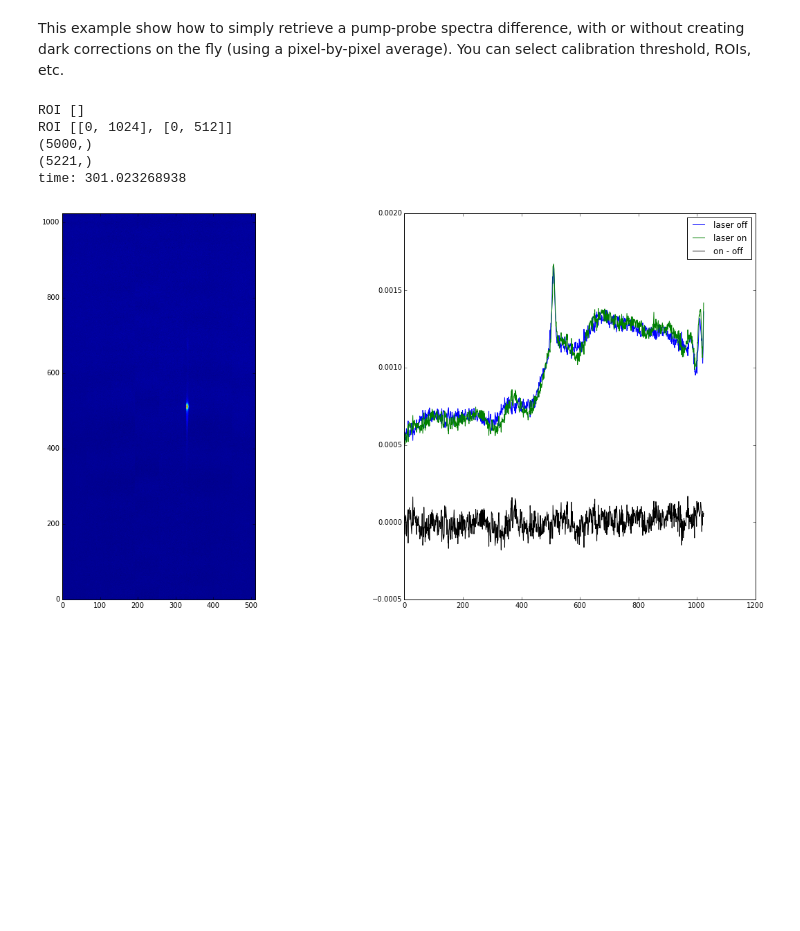
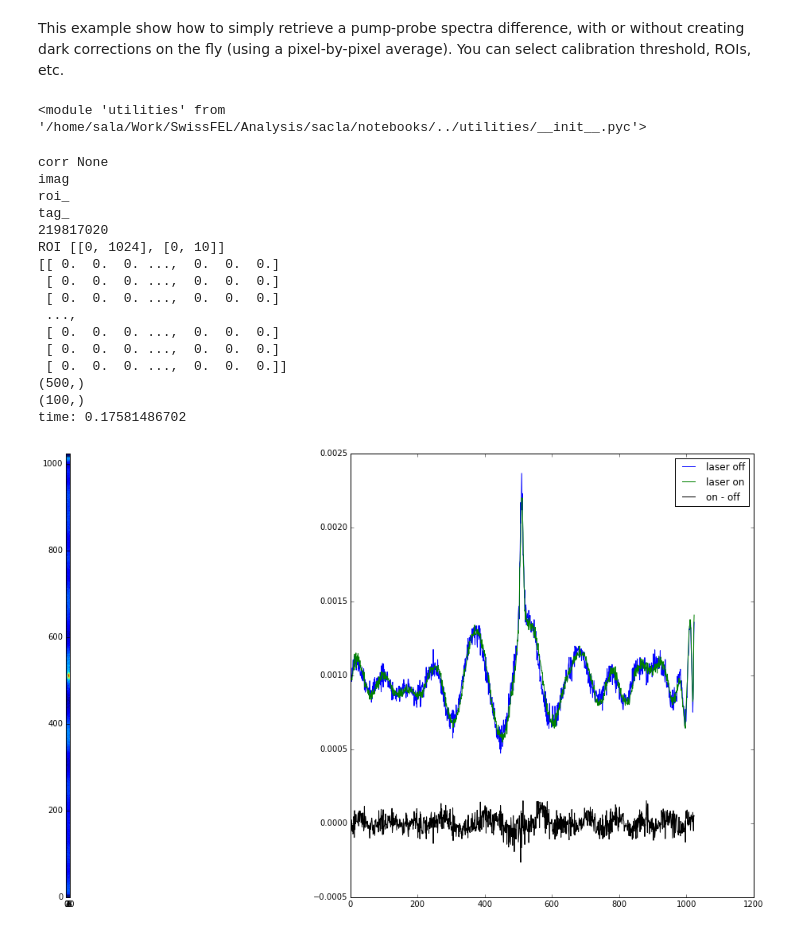
Before and after one commit to leosala/sacla, a Jupyter notebook: notebooks/Example - get pump-probe spectra.ipynb, the cells around one changed output. Saved outputs shown, nothing was run; the diff lists cells and outputs as text; code cells hidden in the pictures; blank space fills up the shorter version.

```diff
--- a/notebooks/Example - get pump-probe spectra.ipynb
+++ b/notebooks/Example - get pump-probe spectra.ipynb
@@ -24,67 +24,85 @@ enable_notebook()
 # loading some utils
 sys.path.append( os.environ["PWD"]+"/../" )
 import utilities as ut
+reload(ut)
+# %% [output]
+<module 'utilities' from '/home/sala/Work/SwissFEL/Analysis/sacla/notebooks/../utilities/__init__.pyc'>
 # %%
 # Flag to create per_pixel calibration or not (if not, it will load them from a file)
-create_calib = True
+create_calib = False
 thr = 90 # calibration upper threshold
-run = "206162"
-#run = "206178"
+#run = "206162"
+run = "206178"
 #run = "206183"
-DIR = "/media/sala/Elements/Data/Sacla/"
-detector = "detector_2d_1" # it can be 1 or 9...
+#DIR = "/media/sala/Elements/Data/Sacla/"
+DIR = "/home/sala/Work/SwissFEL/Analysis/sacla/"
+detector = "detector_2d_9" # it can be 1 or 9...
 # Region of interest (ROI)
 #roi = [[0, 1024], [325, 335]]  # X, Y
 #roi = [[0, 1024], [0, 512]]
 roi = []
 
 # load data file
-f = h5py.File(DIR + run + ".h5")
+f = h5py.File(DIR + run + "_roi.h5")
 # create a tag lsit
 tag_list = f["/run_" + run + "/event_info/tag_number_list"][:]
 
-# corr = None  # f_calib[run + "/MPCCD-1N0-M01-001/per_pixel_calib"][:]
+corr = None
 # calibrations
 if create_calib:
     f_calib = h5py.File(run + "_mpccd_calib.h5", "w")
     corr = ut.analysis.per_pixel_correction_sacla(f["/run_" + run + "/" + detector + "/"], tag_list, thr=thr)
     calib_dst = f_calib.create_dataset(run + "/MPCCD-1N0-M01-001/per_pixel_calib", data=corr)
 else:
-    f_calib = h5py.File(run + "_mpccd_calib.h5", "r")
-    corr = f_calib[run + "/MPCCD-1N0-M01-001/per_pixel_calib"][:]
-f_calib.close()
-
-# laser masks
+    if corr is not None:
+        f_calib = h5py.File(run + "_mpccd_calib.h5", "r")
+        corr = f_calib[run + "/MPCCD-1N0-M01-001/per_pixel_calib"][:]
+        f_calib.close()
 is_laser = f["/run_" + run + "/event_info/bl_3/lh_1/laser_pulse_selector_status"][:]
 is_laser_off = is_laser == 0
 is_laser_on = is_laser == 1
 
+masks = [[is_laser_on], [is_laser_off]]
+#masks = []
+
 # getting the spectra
 init = time()
-[sum_image_on, spectrum_on], [sum_image_off, spectrum_off] = ut.cython_utils.get_spectrum_sacla(
-    f["/run_" + run + "/" + detector + "/"], tag_list, corr=corr,
+[sum_image_on, spectrum_on], [sum_image_off, spectrum_off] = ut.analysis.get_spectrum_sacla(
+    f["/run_" + run + "/" + detector + "/"],
+    tag_list, corr=corr,
     roi=roi,
-    masks=[[is_laser_on], [is_laser_off]])
+    masks=masks)
 
 print "time:", time() - init
 spectrum_off = spectrum_off / spectrum_off.sum()
 spectrum_on = spectrum_on / spectrum_on.sum()
 
 # plotting
 plt.subplot(1, 2, 1)
 plt.imshow(sum_image_on)
 plt.subplot(1, 2, 2)
 plt.plot(spectrum_off, label="laser off")
 plt.plot(spectrum_on, label="laser on")
 plt.plot(spectrum_on - spectrum_off, label="on - off", color="k")
 plt.legend(loc="best")
 plt.show()
 
 f.close()
 # %% [output]
-ROI []
-ROI [[0, 1024], [0, 512]]
-(5000,)
-(5221,)
-time: 301.023268938
+corr None
+imag
+roi_
+tag_
+219817020
+ROI [[0, 1024], [0, 10]]
+[[ 0.  0.  0. ...,  0.  0.  0.]
+ [ 0.  0.  0. ...,  0.  0.  0.]
+ [ 0.  0.  0. ...,  0.  0.  0.]
+ ...,
+ [ 0.  0.  0. ...,  0.  0.  0.]
+ [ 0.  0.  0. ...,  0.  0.  0.]
+ [ 0.  0.  0. ...,  0.  0.  0.]]
+(500,)
+(100,)
+time: 0.17581486702
-[figure, old version]
+[figure, new version]
```
Also changed, not shown: 3 other files.
